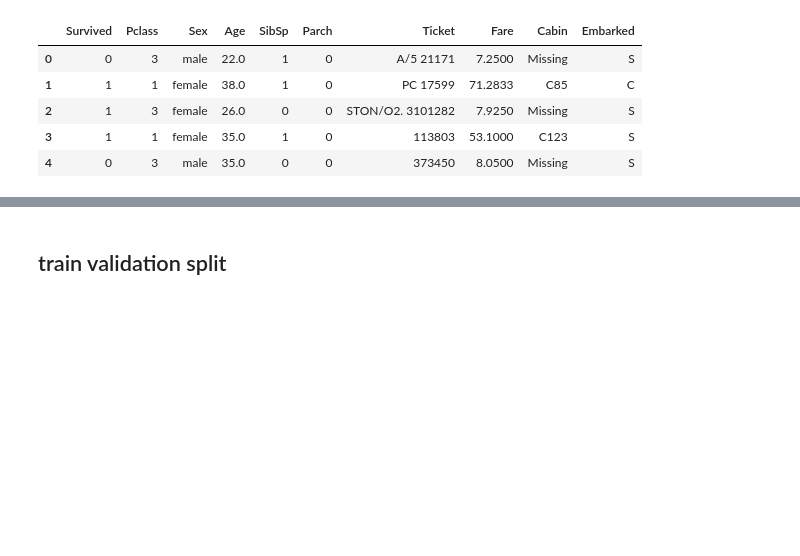
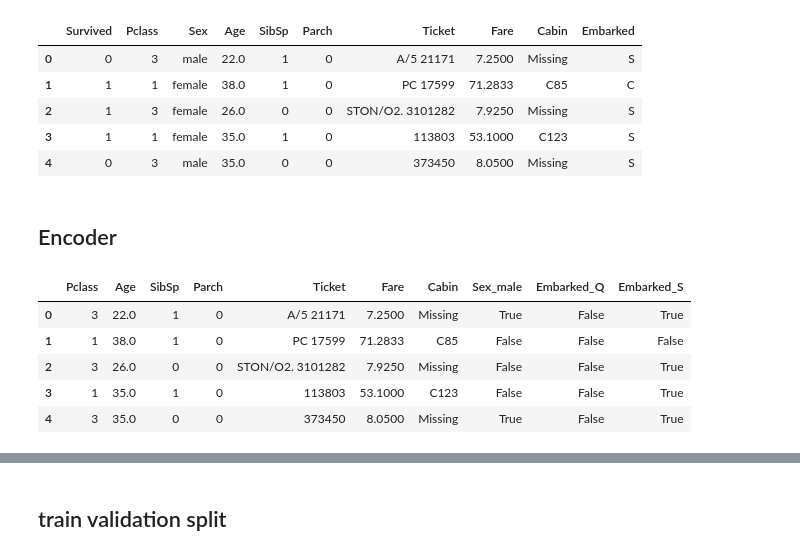
Before and after one commit to totobulu/Kaggle_titanic_comp, a Jupyter notebook: encoder & model.ipynb, the cells around one changed output, grey strips where cells are left out. Cells and saved outputs as stored; diff of their text form; code cells hidden in the pictures; blank space fills up the shorter version.

```diff
--- a/encoder & model.ipynb
+++ b/encoder & model.ipynb
@@ -43,3 +42,5 @@ train_data.head()
 | 2 | 1 | 3 | female | 26.0 | 0 | 0 | STON/O2. 3101282 | 7.9250 | Missing | S |
 | 3 | 1 | 1 | female | 35.0 | 1 | 0 | 113803 | 53.1000 | C123 | S |
 | 4 | 0 | 3 | male | 35.0 | 0 | 0 | 373450 | 8.0500 | Missing | S |
+# %% [markdown]
+## Encoder
@@ -45,0 +49,20 @@ train_data.head()
+# %%
+#onehot encoder for sex and embarked column
+train_data_X = pd.concat([
+    train_data_X,
+    pd.get_dummies(train_data_X['Sex'], prefix='Sex', drop_first=True),
+    pd.get_dummies(train_data_X['Embarked'], prefix='Embarked', drop_first=True)
+], axis=1)
+
+# Drop the original 'Sex' and 'Embarked' columns as they are now encoded
+train_data_X.drop(['Sex', 'Embarked'], axis=1, inplace=True)
+
+# Show the result
+train_data_X.head()
+# %% [output]
+|  | Pclass | Age | SibSp | Parch | Ticket | Fare | Cabin | Sex_male | Embarked_Q | Embarked_S |
+| 0 | 3 | 22.0 | 1 | 0 | A/5 21171 | 7.2500 | Missing | True | False | True |
+| 1 | 1 | 38.0 | 1 | 0 | PC 17599 | 71.2833 | C85 | False | False | False |
+| 2 | 3 | 26.0 | 0 | 0 | STON/O2. 3101282 | 7.9250 | Missing | False | False | True |
+| 3 | 1 | 35.0 | 1 | 0 | 113803 | 53.1000 | C123 | False | False | True |
+| 4 | 3 | 35.0 | 0 | 0 | 373450 | 8.0500 | Missing | True | False | True |
```
Also changed, not shown: parts of 28 cells of this notebook, 3 other files.
